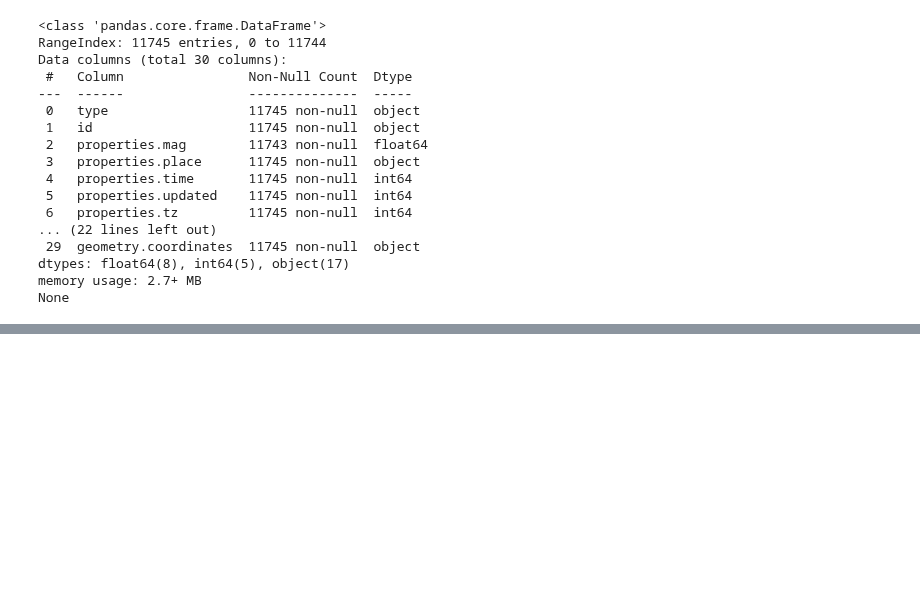
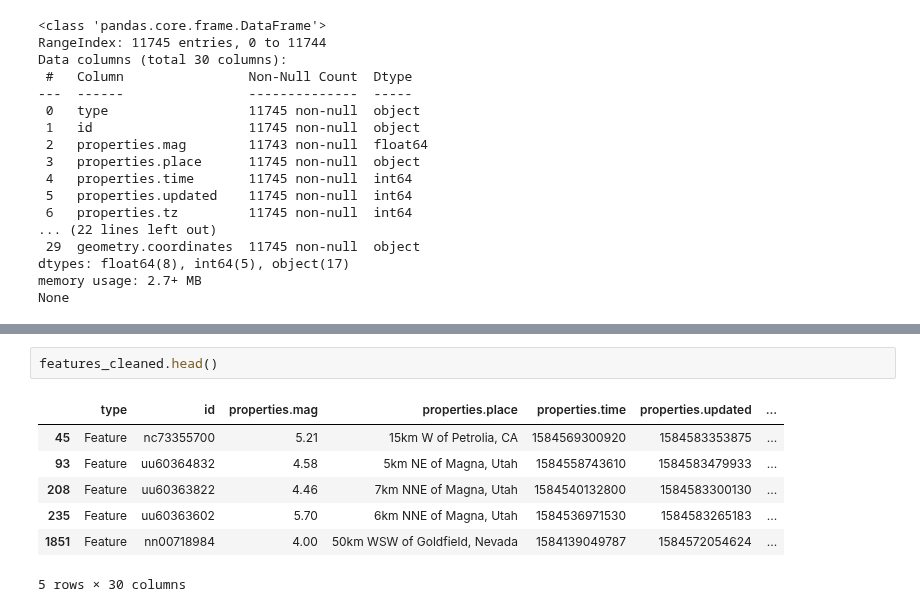
Before and after one commit to Gervig/Business-Intelligence, a Jupyter notebook: MP1/MP1_30dayQuakes_json.ipynb, the cells around one changed output, grey strips where cells are left out. Drawn from its saved outputs; the diff is of its cells as text; blank space fills up the shorter version.

```diff
--- a/MP1/MP1_30dayQuakes_json.ipynb
+++ b/MP1/MP1_30dayQuakes_json.ipynb
@@ -114,0 +158,10 @@ plt.show()
+# %%
+features_cleaned.head()
+# %% [output]
+|  | type | id | properties.mag | properties.place | properties.time | properties.updated | ... |
+| 45 | Feature | nc73355700 | 5.21 | 15km W of Petrolia, CA | 1584569300920 | 1584583353875 | ... |
+| 93 | Feature | uu60364832 | 4.58 | 5km NE of Magna, Utah | 1584558743610 | 1584583479933 | ... |
+| 208 | Feature | uu60363822 | 4.46 | 7km NNE of Magna, Utah | 1584540132800 | 1584583300130 | ... |
+| 235 | Feature | uu60363602 | 5.70 | 6km NNE of Magna, Utah | 1584536971530 | 1584583265183 | ... |
+| 1851 | Feature | nn00718984 | 4.00 | 50km WSW of Goldfield, Nevada | 1584139049787 | 1584572054624 | ... |
+5 rows × 30 columns
```
Also changed, not shown: parts of 5 cells of this notebook, 1 other file.
